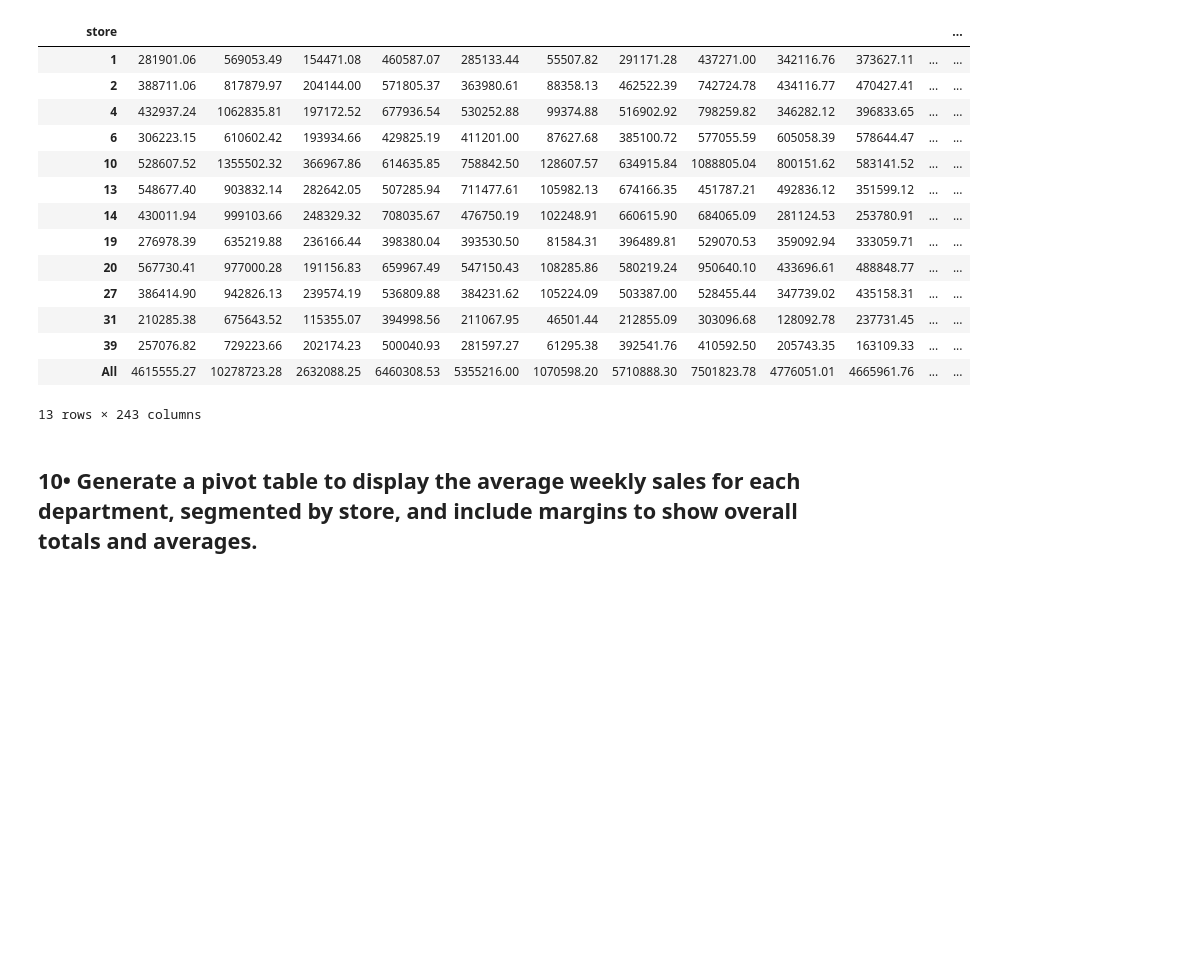
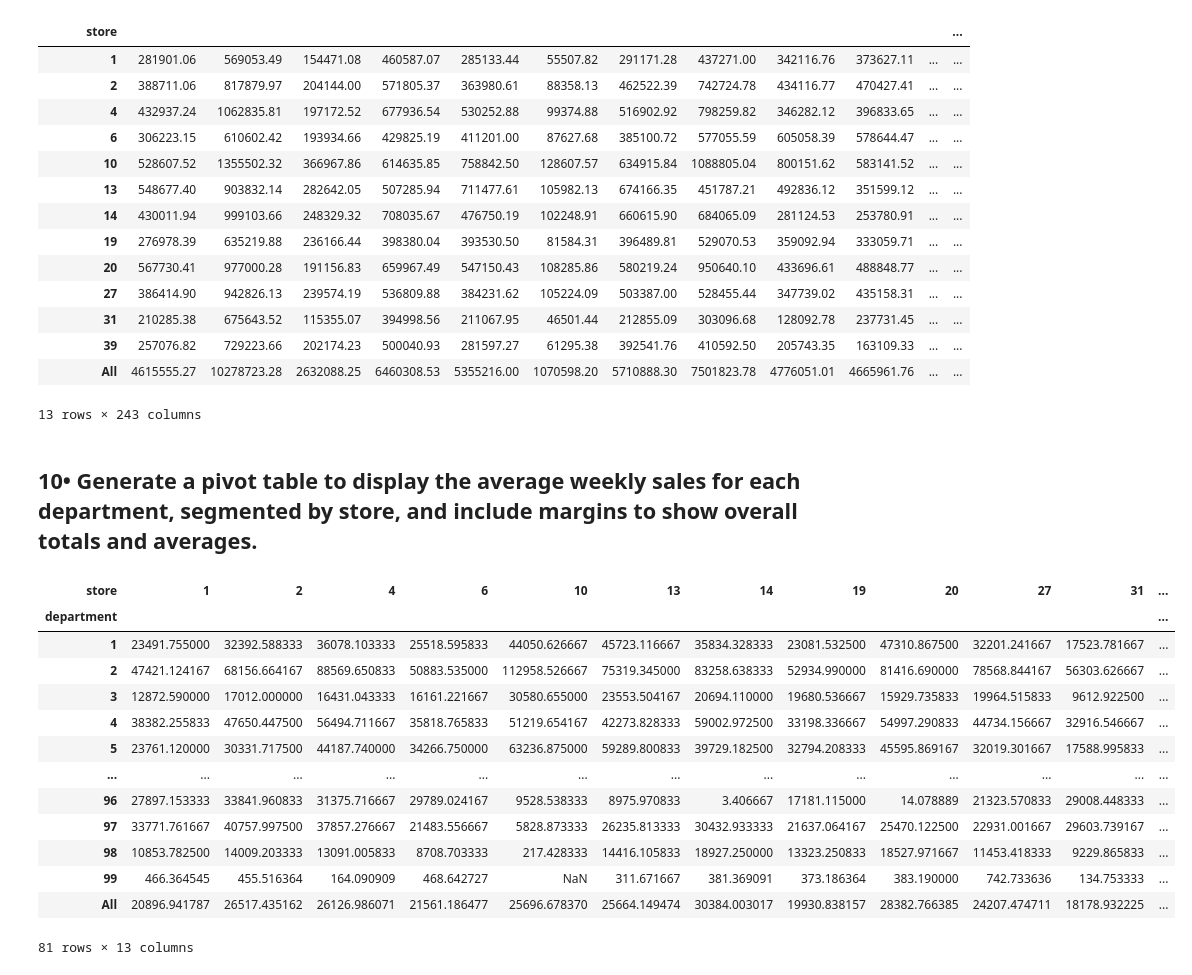
Before and after one commit to S827/python-programs, a Jupyter notebook: EDAPractice/DMWithPandas/CH2_AggregatingDataFrames/aggregating_Dataframes.ipynb, the cells around one changed output. Cells and saved outputs as stored; diff of their text form; code cells hidden in the pictures; blank space fills up the shorter version.

```diff
--- a/EDAPractice/DMWithPandas/CH2_AggregatingDataFrames/aggregating_Dataframes.ipynb
+++ b/EDAPractice/DMWithPandas/CH2_AggregatingDataFrames/aggregating_Dataframes.ipynb
@@ -316,4 +316,19 @@ sales.pivot_table(values='weekly_sales', index='store', columns='department', ag
 # %% [markdown]
 ## 10•  Generate a pivot table to display the average weekly sales for each department, segmented by store, and include margins to show overall totals and averages.
 # %%
-sales.pivot_table(values='weekly_sales', in)
+sales.pivot_table(values='weekly_sales', index='department', columns='store', margins=True)
+# %% [output]
+| store | 1 | 2 | 4 | 6 | 10 | 13 | 14 | 19 | 20 | 27 | 31 | ... |
+| department |  |  |  |  |  |  |  |  |  |  |  | ... |
+| 1 | 23491.755000 | 32392.588333 | 36078.103333 | 25518.595833 | 44050.626667 | 45723.116667 | 35834.328333 | 23081.532500 | 47310.867500 | 32201.241667 | 17523.781667 | ... |
+| 2 | 47421.124167 | 68156.664167 | 88569.650833 | 50883.535000 | 112958.526667 | 75319.345000 | 83258.638333 | 52934.990000 | 81416.690000 | 78568.844167 | 56303.626667 | ... |
+| 3 | 12872.590000 | 17012.000000 | 16431.043333 | 16161.221667 | 30580.655000 | 23553.504167 | 20694.110000 | 19680.536667 | 15929.735833 | 19964.515833 | 9612.922500 | ... |
+| 4 | 38382.255833 | 47650.447500 | 56494.711667 | 35818.765833 | 51219.654167 | 42273.828333 | 59002.972500 | 33198.336667 | 54997.290833 | 44734.156667 | 32916.546667 | ... |
+| 5 | 23761.120000 | 30331.717500 | 44187.740000 | 34266.750000 | 63236.875000 | 59289.800833 | 39729.182500 | 32794.208333 | 45595.869167 | 32019.301667 | 17588.995833 | ... |
+| ... | ... | ... | ... | ... | ... | ... | ... | ... | ... | ... | ... | ... |
+| 96 | 27897.153333 | 33841.960833 | 31375.716667 | 29789.024167 | 9528.538333 | 8975.970833 | 3.406667 | 17181.115000 | 14.078889 | 21323.570833 | 29008.448333 | ... |
+| 97 | 33771.761667 | 40757.997500 | 37857.276667 | 21483.556667 | 5828.873333 | 26235.813333 | 30432.933333 | 21637.064167 | 25470.122500 | 22931.001667 | 29603.739167 | ... |
+| 98 | 10853.782500 | 14009.203333 | 13091.005833 | 8708.703333 | 217.428333 | 14416.105833 | 18927.250000 | 13323.250833 | 18527.971667 | 11453.418333 | 9229.865833 | ... |
+| 99 | 466.364545 | 455.516364 | 164.090909 | 468.642727 | NaN | 311.671667 | 381.369091 | 373.186364 | 383.190000 | 742.733636 | 134.753333 | ... |
+| All | 20896.941787 | 26517.435162 | 26126.986071 | 21561.186477 | 25696.678370 | 25664.149474 | 30384.003017 | 19930.838157 | 28382.766385 | 24207.474711 | 18178.932225 | ... |
+81 rows × 13 columns
```
